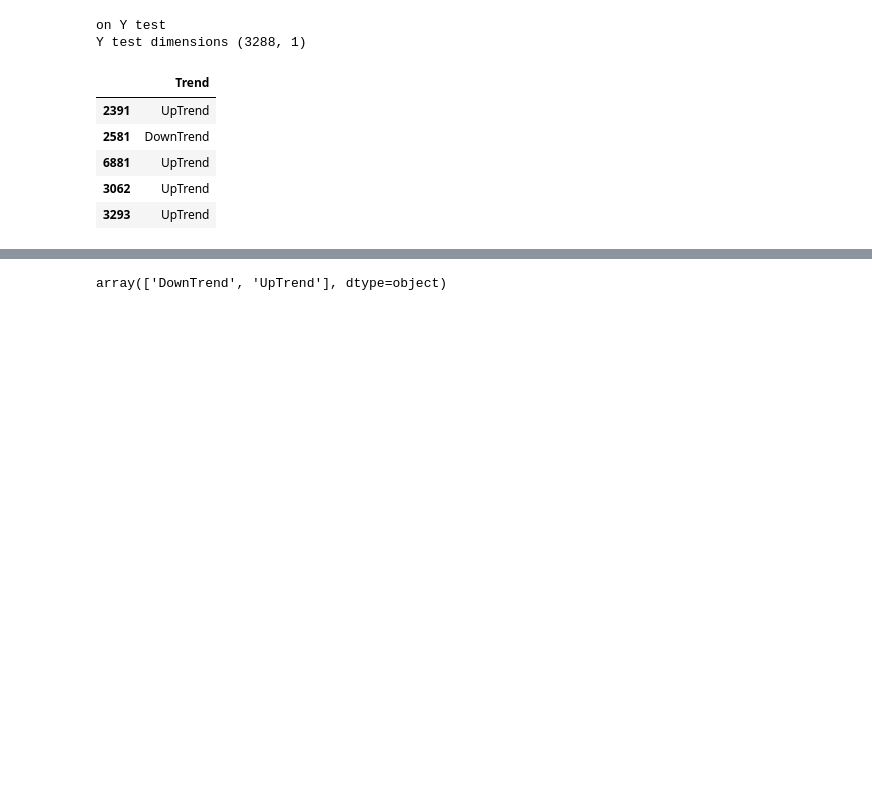
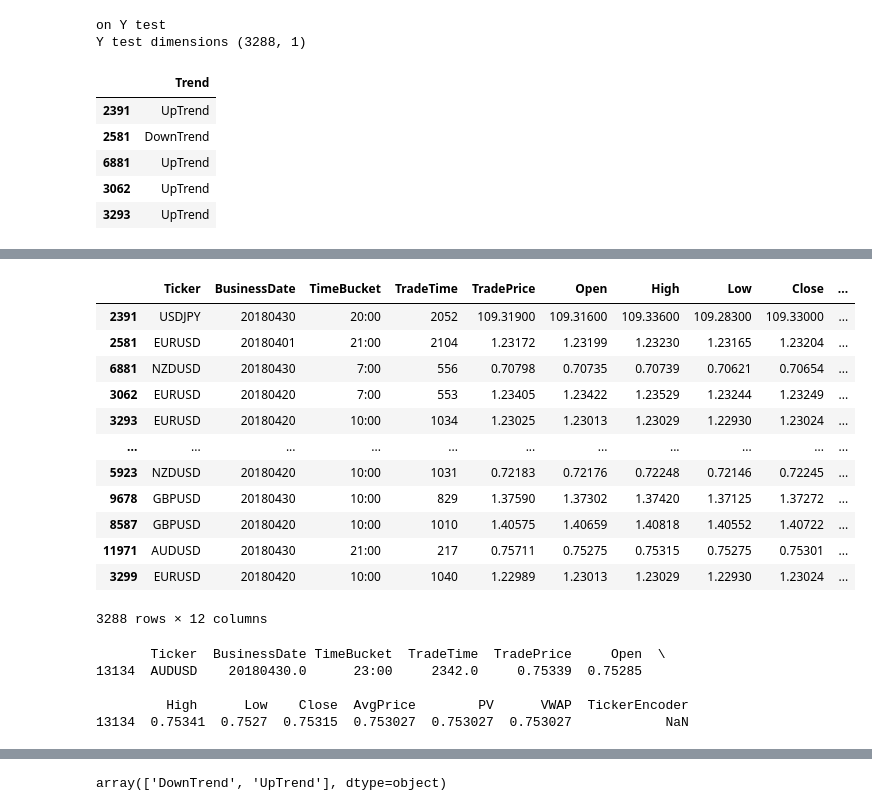
Before and after one commit to vadaliah/CS5260, a Jupyter notebook: VWAP ML Model Assignment5.ipynb, the cells around one changed output, grey strips where cells are left out. Cells and saved outputs as stored; diff of their text form; code cells hidden in the pictures; blank space fills up the shorter version.

```diff
--- a/VWAP ML Model Assignment5.ipynb
+++ b/VWAP ML Model Assignment5.ipynb
@@ -355,0 +362,2 @@ X_train_transformed
+# %%
+X_test = X_test.dropna()
@@ -356,3 +446,28 @@ X_train_transformed
+# %%
+X_test
+# %% [output]
+|  | Ticker | BusinessDate | TimeBucket | TradeTime | TradePrice | Open | High | Low | Close | ... |
+| 2391 | USDJPY | 20180430 | 20:00 | 2052 | 109.31900 | 109.31600 | 109.33600 | 109.28300 | 109.33000 | ... |
+| 2581 | EURUSD | 20180401 | 21:00 | 2104 | 1.23172 | 1.23199 | 1.23230 | 1.23165 | 1.23204 | ... |
+| 6881 | NZDUSD | 20180430 | 7:00 | 556 | 0.70798 | 0.70735 | 0.70739 | 0.70621 | 0.70654 | ... |
+| 3062 | EURUSD | 20180420 | 7:00 | 553 | 1.23405 | 1.23422 | 1.23529 | 1.23244 | 1.23249 | ... |
+| 3293 | EURUSD | 20180420 | 10:00 | 1034 | 1.23025 | 1.23013 | 1.23029 | 1.22930 | 1.23024 | ... |
+| ... | ... | ... | ... | ... | ... | ... | ... | ... | ... | ... |
+| 5923 | NZDUSD | 20180420 | 10:00 | 1031 | 0.72183 | 0.72176 | 0.72248 | 0.72146 | 0.72245 | ... |
+| 9678 | GBPUSD | 20180430 | 10:00 | 829 | 1.37590 | 1.37302 | 1.37420 | 1.37125 | 1.37272 | ... |
+| 8587 | GBPUSD | 20180420 | 10:00 | 1010 | 1.40575 | 1.40659 | 1.40818 | 1.40552 | 1.40722 | ... |
+| 11971 | AUDUSD | 20180430 | 21:00 | 217 | 0.75711 | 0.75275 | 0.75315 | 0.75275 | 0.75301 | ... |
+| 3299 | EURUSD | 20180420 | 10:00 | 1040 | 1.22989 | 1.23013 | 1.23029 | 1.22930 | 1.23024 | ... |
+3288 rows × 12 columns
+# %%
+X_test_transformed=pd.concat([X_test, ticker_le_df], axis=1)
+print(X_test_transformed.loc[[13134]])
+# %% [output]
+       Ticker  BusinessDate TimeBucket  TradeTime  TradePrice     Open  \
+13134  AUDUSD    20180430.0      23:00     2342.0     0.75339  0.75285
+
+         High      Low    Close  AvgPrice        PV      VWAP  TickerEncoder
+13134  0.75341  0.7527  0.75315  0.753027  0.753027  0.753027            NaN
 # %%
 # Encode the target as well since it's categorical - we can also transform the target column using pandas
 # OneHotEncoder() for categorical feature
```
Also changed, not shown: parts of 7 cells of this notebook.
